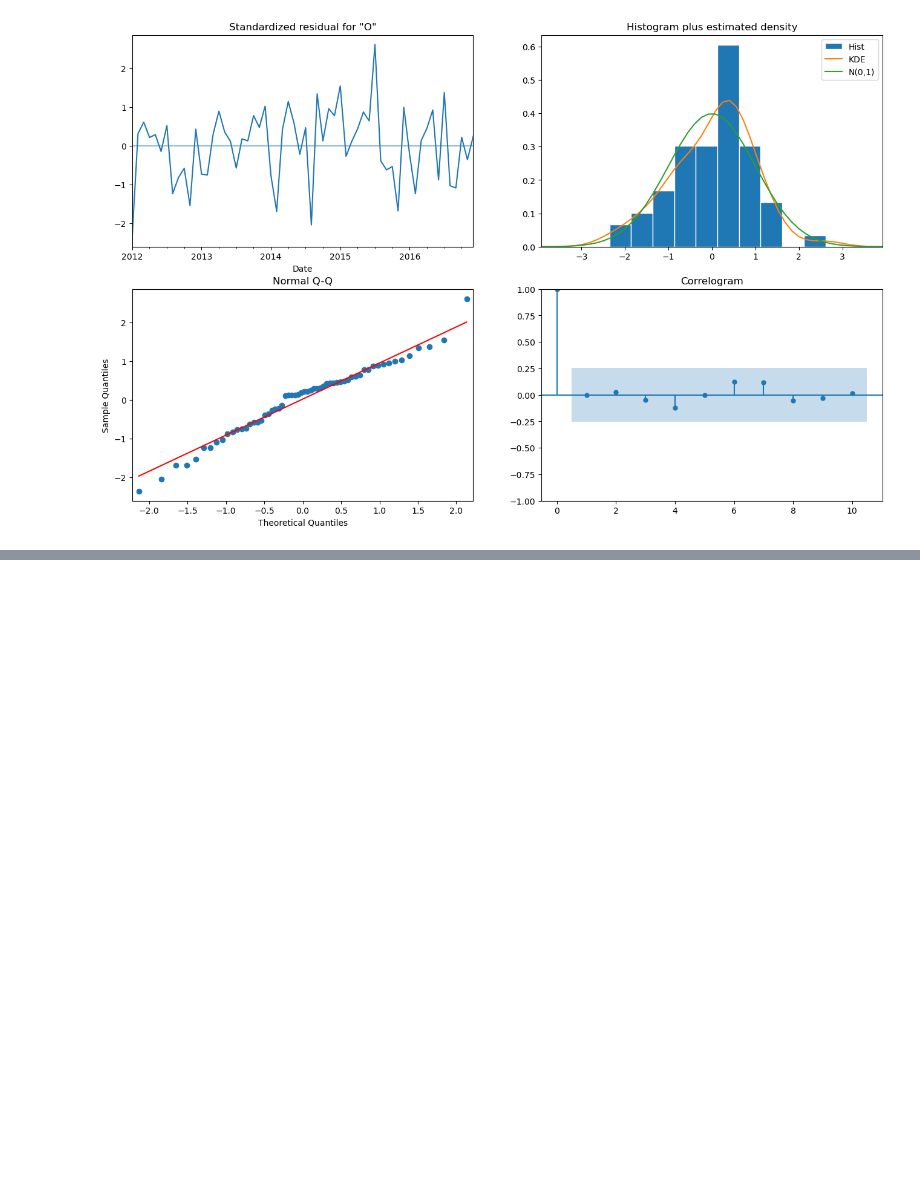
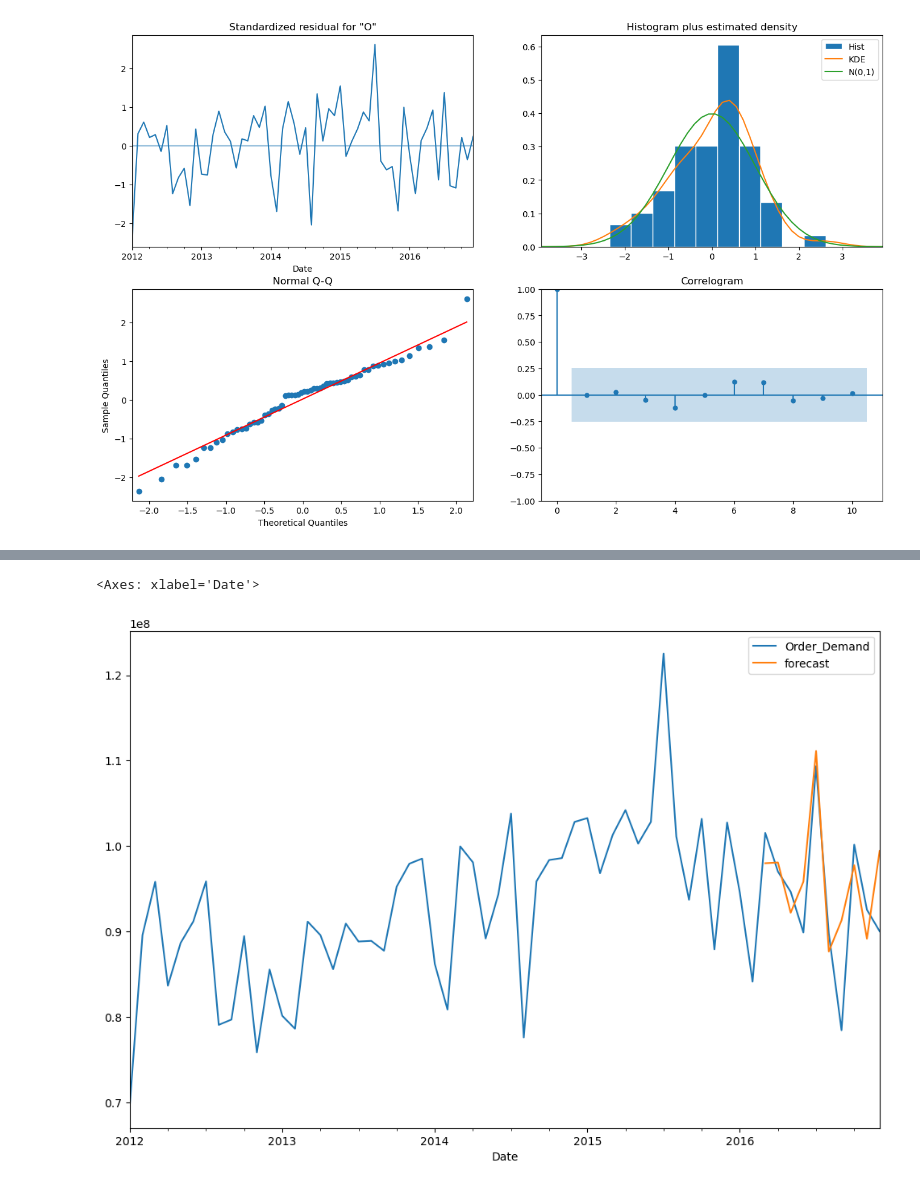
Before and after one commit to jannisz/times_series_1, a Jupyter notebook: note1.ipynb, the cells around one changed output, grey strips where cells are left out. Cells and saved outputs as stored; diff of their text form; code cells hidden in the pictures; blank space fills up the shorter version.

```diff
--- a/note1.ipynb
+++ b/note1.ipynb
@@ -484,0 +417,6 @@ model_fit.plot_diagnostics(figsize=(16,10))
+# %%
+mod = SARIMAX(df_monthly,order=(1, 1, 1),
+                                seasonal_order=(1, 1, 0, 12),
+            enforce_stationarity=False,enforce_invertibility=False) #i don't know if i need them
+results = mod.fit()
+results.summary()
@@ -484,0 +444,6 @@ model_fit.plot_diagnostics(figsize=(16,10))
+# %%
+df_monthly['forecast']= results.predict(start=50, end= 60, dynamic=True)
+df_monthly[['Order_Demand', 'forecast']].plot(figsize=(12,8))
+# %% [output]
+<Axes: xlabel='Date'>
+[figure, added]
```
Also changed, not shown: parts of 14 cells of this notebook.
